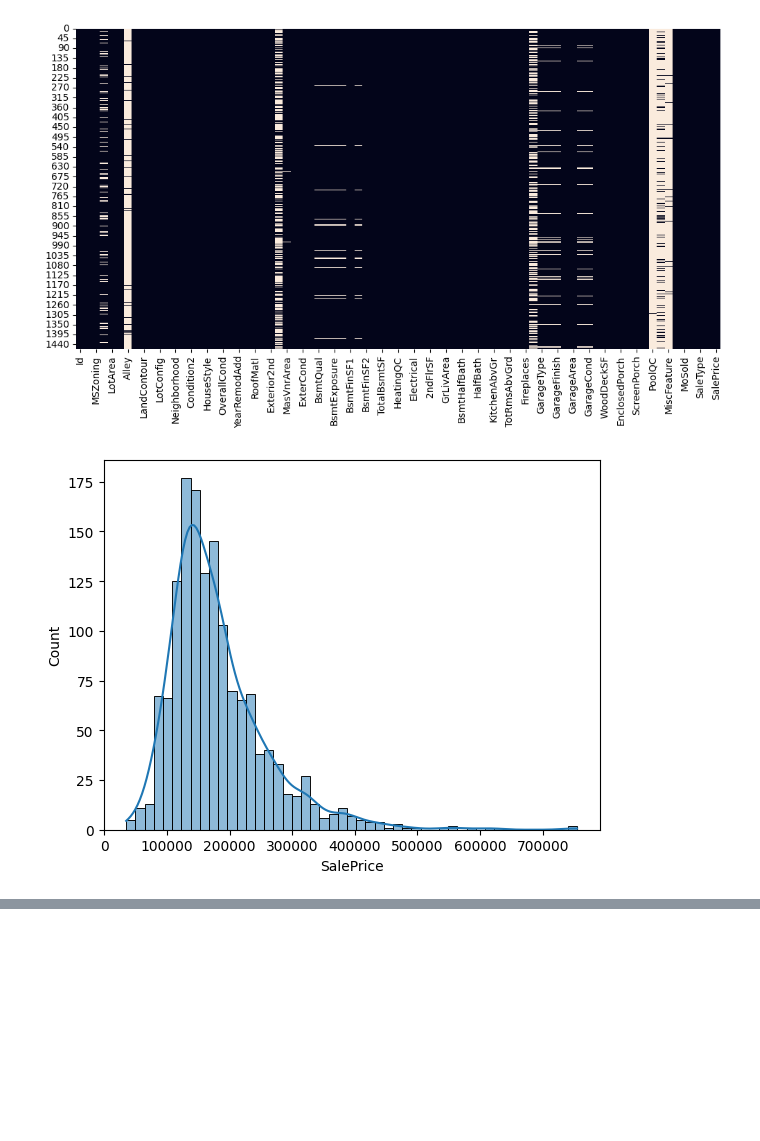
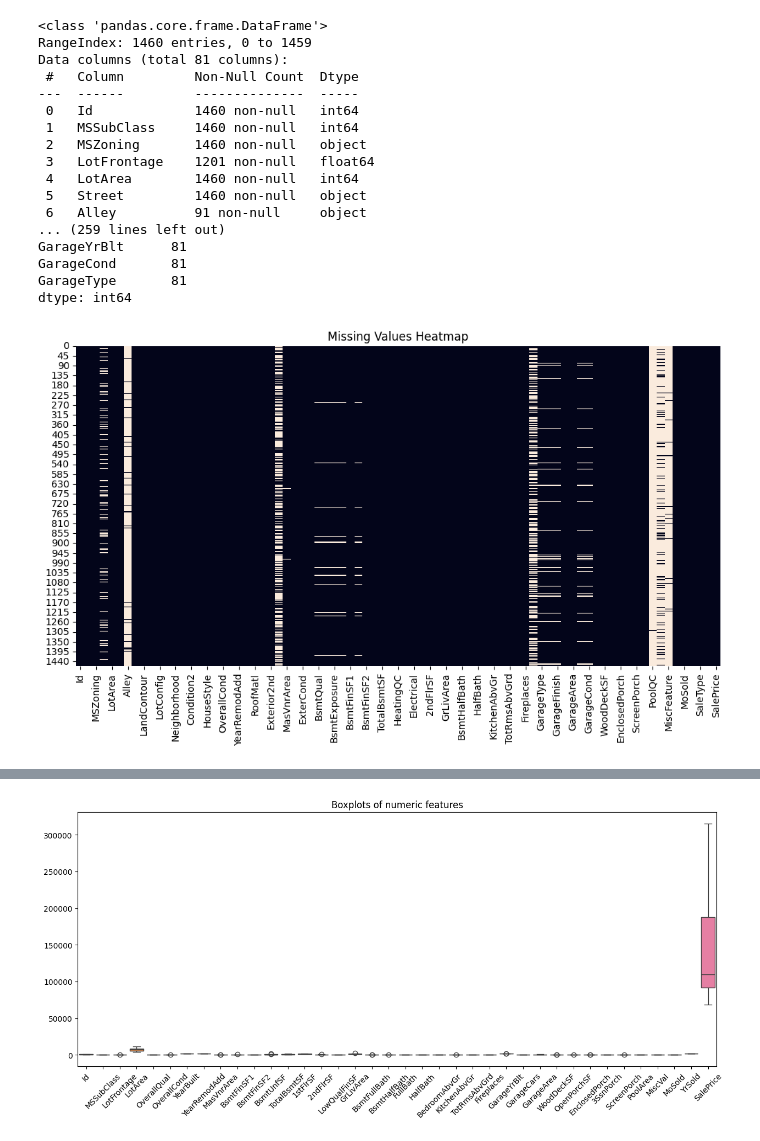
Before and after one commit to ikbenlong/kaggle-house-prices-regression, a Jupyter notebook: Kaggle-house-prices-regression.ipynb, the cells around one changed output, grey strips where cells are left out. Saved outputs shown, nothing was run; the diff lists cells and outputs as text; code cells hidden in the pictures; blank space fills up the shorter version.

```diff
--- a/Kaggle-house-prices-regression.ipynb
+++ b/Kaggle-house-prices-regression.ipynb
@@ -8,2 +8,0 @@ from xgboost import plot_importance
-# %%
-df = pd.read_csv(r"data/train.csv")
@@ -31,13 +8,0 @@ max     738.000000  15500.000000    12.000000  2010.000000  755000.000000
-# %%
-
-
-plt.figure(figsize=(12,6))
-sns.heatmap(df.isnull(), cbar=False)
-plt.show()
-# %% [output]
-[figure, removed]
-# %%
-sns.histplot(df['SalePrice'], kde=True)
-plt.show()
-# %% [output]
-[figure, removed]
@@ -43,0 +175,47 @@ plt.show()
+# %%
+#EDA
+
+# Load dataset
+df = load_data(r"data/train.csv")
+
+numeric_cols = df.select_dtypes(include=['int64', 'float64']).columns
+
+# Basic info & missing values
+basic_info(df)
+missing_values(df)
+plot_missing(df)
+
+# Target distribution
+plot_target(df, 'SalePrice')
+
+# Boxplots & scatter plots
+plot_boxplots(df, numeric_cols)
+scatter_numeric_vs_target(df, ['GrLivArea', 'TotalBsmtSF', '1stFlrSF', 'GarageArea'])
+
+df_numeric = pd.get_dummies(df, drop_first=True)  # convert all strings to numeric
+
+# Now you can safely compute correlations
+corr_target = correlation_heatmap(df_numeric, 'SalePrice')
+top_features = top_correlated_features(df_numeric, 'SalePrice', threshold=0.3)
+
+# Categorical summary
+categorical_summary(df)
+# %% [output]
+<class 'pandas.core.frame.DataFrame'>
+RangeIndex: 1460 entries, 0 to 1459
+Data columns (total 81 columns):
+ #   Column         Non-Null Count  Dtype
+---  ------         --------------  -----
+ 0   Id             1460 non-null   int64
+ 1   MSSubClass     1460 non-null   int64
+ 2   MSZoning       1460 non-null   object
+ 3   LotFrontage    1201 non-null   float64
+ 4   LotArea        1460 non-null   int64
+ 5   Street         1460 non-null   object
+ 6   Alley          91 non-null     object
+... (259 lines left out)
+GarageYrBlt      81
+GarageCond       81
+GarageType       81
+dtype: int64
+[figure, added]
@@ -43,0 +223 @@ plt.show()
+[figure, added]
```
Also changed, not shown: parts of 18 cells of this notebook.
